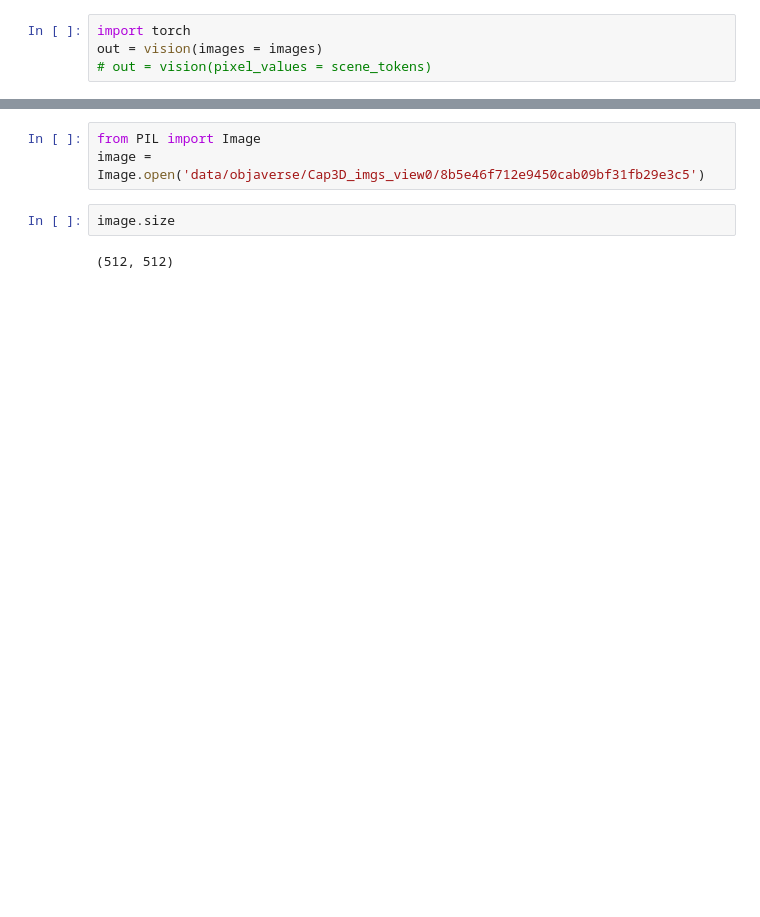
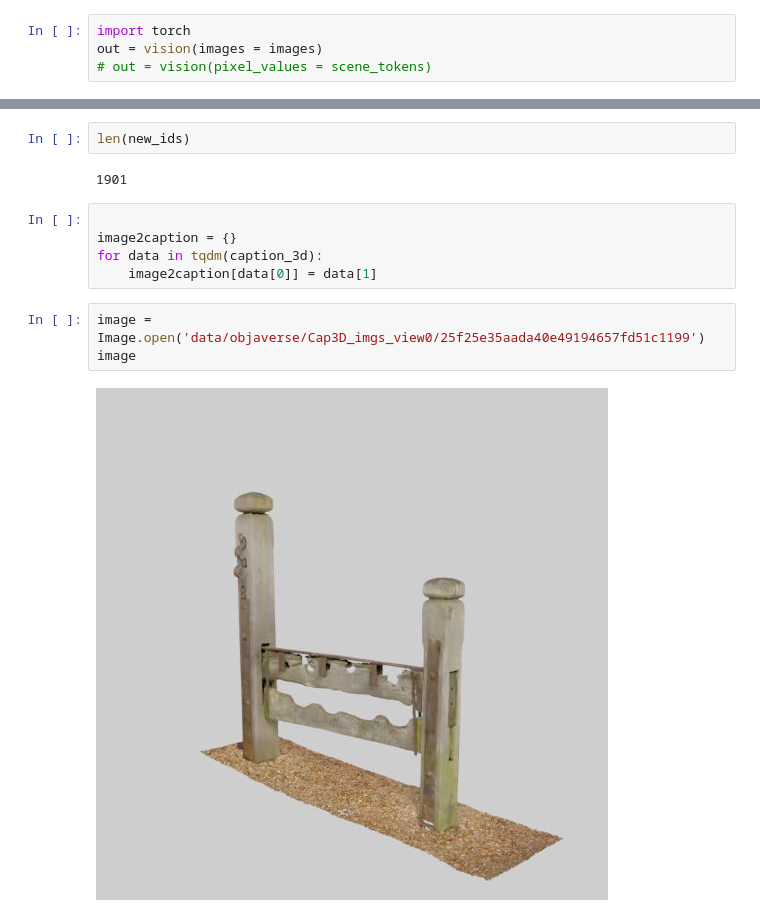
Before and after one commit to Youlixiya/TriPlaneCLIP, a Jupyter notebook: test.ipynb, the cells around one changed output, grey strips where cells are left out. Cells and saved outputs as stored; diff of their text form; blank space fills up the shorter version.

```diff
--- a/test.ipynb
+++ b/test.ipynb
@@ -115,7 +156,14 @@ img[0]
+# %%
+len(new_ids)
+# %% [output]
+1901
+# %%
+
+image2caption = {}
+for data in tqdm(caption_3d):
+    image2caption[data[0]] = data[1]
 # %%
-from PIL import Image
-image = Image.open('data/objaverse/Cap3D_imgs_view0/8b5e46f712e9450cab09bf31fb29e3c5')
+image = Image.open('data/objaverse/Cap3D_imgs_view0/25f25e35aada40e49194657fd51c1199')
+image
+# %% [output]
+[figure, added]
-# %%
-image.size
-# %% [output]
-(512, 512)
```
Also changed, not shown: parts of 25 cells of this notebook, 3 other files.
